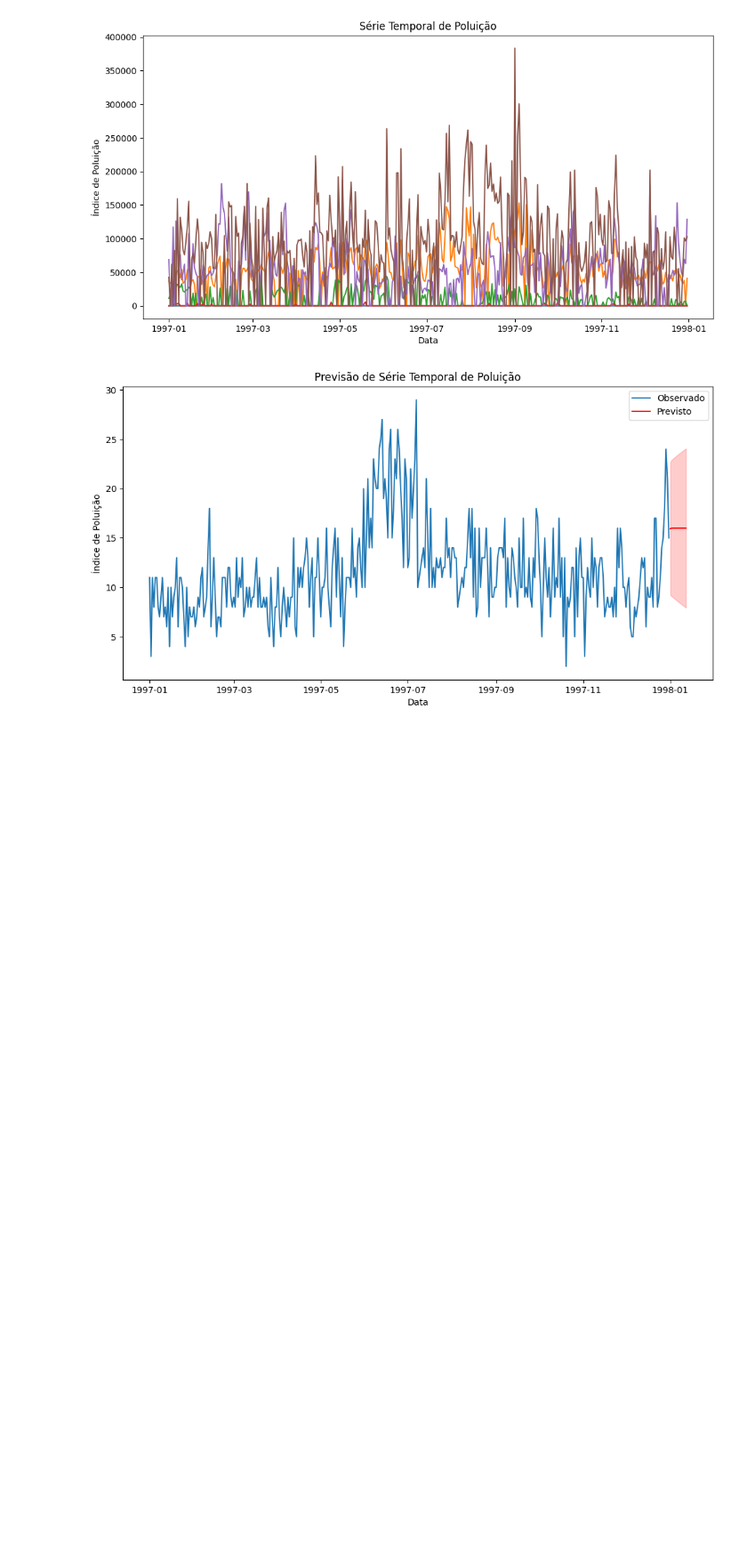
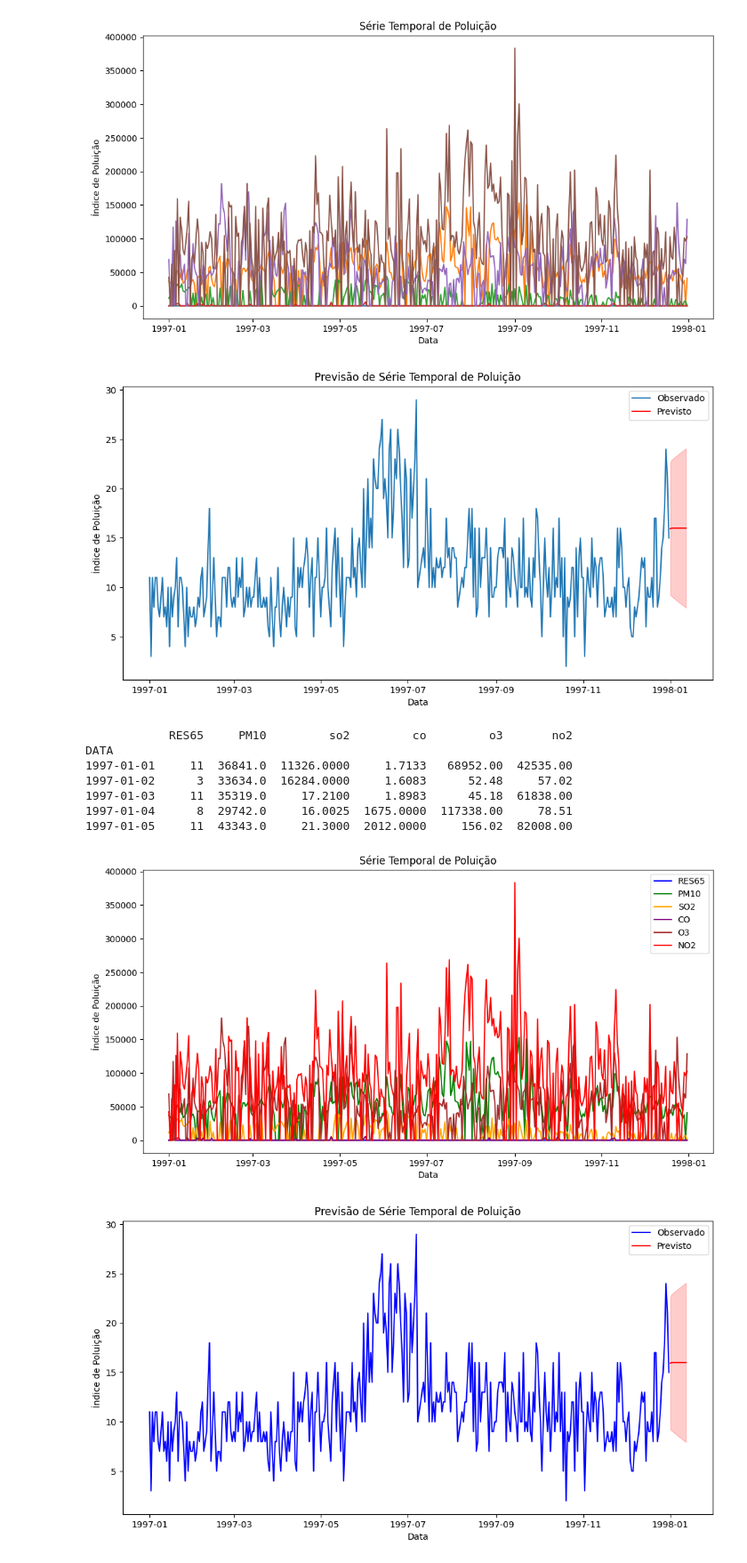
Before and after one commit to Nethyaze/SerieTemporal_Final, a Jupyter notebook: Serie_Temporal-TrabalhoFinal.ipynb, the cells around one changed output. Shown at 89% size. Drawn from its saved outputs; the diff is of its cells as text; code cells hidden in the pictures; blank space fills up the shorter version.

```diff
--- a/Serie_Temporal-TrabalhoFinal.ipynb
+++ b/Serie_Temporal-TrabalhoFinal.ipynb
@@ -81,3 +81,61 @@ DATA
 1997-01-05     11  43343.0     21.3000  2012.0000     156.02  82008.00
 [figure]
 [figure]
+# %%
+import pandas as pd
+import matplotlib.pyplot as plt
+from statsmodels.tsa.arima.model import ARIMA
+
+# Carregando os dados
+url = "https://raw.githubusercontent.com/Nethyaze/Previs-o-de-S-ries-Temporais/main/a6_poluicao.csv"
+df = pd.read_csv(url, parse_dates=['DATA'], index_col='DATA')
+
+# Verificando as primeiras linhas dos dados
+print(df.head())
+
+# Plotando a série temporal
+plt.figure(figsize=(12, 6))
+plt.plot(df['RES65'], label='RES65', color='blue')
+plt.plot(df['PM10'], label='PM10', color='green')
+plt.plot(df['so2'], label='SO2', color='orange')
+plt.plot(df['co'], label='CO', color='purple')
+plt.plot(df['o3'], label='O3', color='brown')
+plt.plot(df['no2'], label='NO2', color='red')
+
+plt.title('Série Temporal de Poluição')
+plt.xlabel('Data')
+plt.ylabel('Índice de Poluição')
+plt.legend()  # Adiciona a legenda
+plt.show()
+
+# Ajustando um modelo ARIMA
+model = ARIMA(df['RES65'], order=(1, 1, 1))  # Exemplo de ordem do modelo (p, d, q)
+results = model.fit()
+
+# Fazendo previsões para os próximos 12 passos (ajuste conforme necessário)
+forecast_steps = 12
+forecast = results.get_forecast(steps=forecast_steps)
+
+# Obtendo intervalo de confiança
+forecast_conf_int = forecast.conf_int()
+
+# Plotando resultados
+plt.figure(figsize=(12, 6))
+plt.plot(df['RES65'], label='Observado', color='blue')
+plt.plot(forecast.predicted_mean, color='red', label='Previsto')
+plt.fill_between(forecast_conf_int.index, forecast_conf_int.iloc[:, 0], forecast_conf_int.iloc[:, 1], color='red', alpha=0.2)
+plt.title('Previsão de Série Temporal de Poluição')
+plt.xlabel('Data')
+plt.ylabel('Índice de Poluição')
+plt.legend()
+plt.show()
+# %% [output]
+            RES65     PM10         so2         co         o3       no2
+DATA
+1997-01-01     11  36841.0  11326.0000     1.7133   68952.00  42535.00
+1997-01-02      3  33634.0  16284.0000     1.6083      52.48     57.02
+1997-01-03     11  35319.0     17.2100     1.8983      45.18  61838.00
+1997-01-04      8  29742.0     16.0025  1675.0000  117338.00     78.51
+1997-01-05     11  43343.0     21.3000  2012.0000     156.02  82008.00
+[figure, added]
+[figure, added]
```
Also changed, not shown: parts of 1 cell of this notebook.
